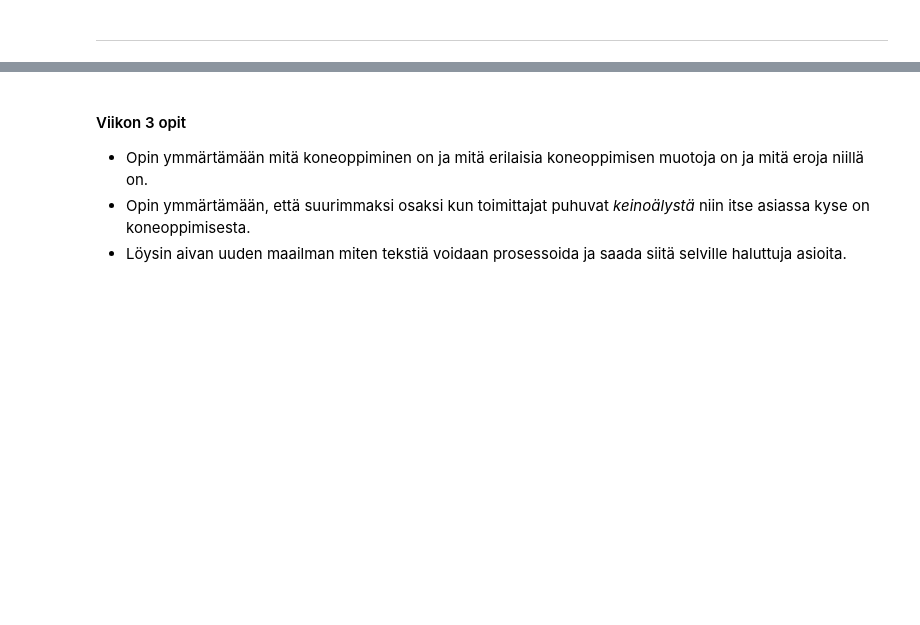
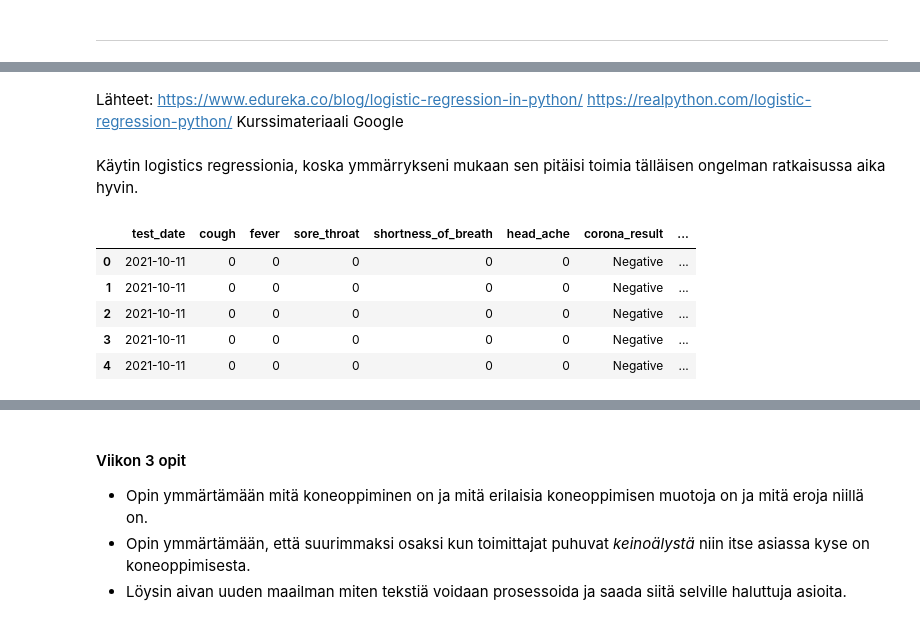
Before and after one commit to holezekki99/JODA2022, a Jupyter notebook: JODA2022_oppimispäiväkirja.ipynb, the cells around one changed output, grey strips where cells are left out. Saved outputs shown, nothing was run; the diff lists cells and outputs as text; code cells hidden in the pictures; blank space fills up the shorter version.

```diff
--- a/JODA2022_oppimispäiväkirja.ipynb
+++ b/JODA2022_oppimispäiväkirja.ipynb
@@ -279,0 +292,8 @@ Viikon 3 koodauksessa
+# %% [markdown]
+Lähteet:
+https://www.edureka.co/blog/logistic-regression-in-python/
+https://realpython.com/logistic-regression-python/
+Kurssimateriaali
+Google
+# %% [markdown]
+Käytin logistics regressionia, koska ymmärrykseni mukaan sen pitäisi toimia tälläisen ongelman ratkaisussa aika hyvin.
@@ -279,0 +309,13 @@ Viikon 3 koodauksessa
+# %%
+# Luetaan Kagglesta saatu datasetti, jossa kuvataan oireet ja oliko covid vai ei
+# Huom. ei lueta ensimmäistä saraketta
+
+data = pd.read_csv('https://raw.githubusercontent.com/holezekki99/JODA2022/main/oppimispaivakirja_data/covid_data_2020-2021_reduced.csv').iloc[:, 1:]
+data.head()
+# %% [output]
+|  | test_date | cough | fever | sore_throat | shortness_of_breath | head_ache | corona_result | ... |
+| 0 | 2021-10-11 | 0 | 0 | 0 | 0 | 0 | Negative | ... |
+| 1 | 2021-10-11 | 0 | 0 | 0 | 0 | 0 | Negative | ... |
+| 2 | 2021-10-11 | 0 | 0 | 0 | 0 | 0 | Negative | ... |
+| 3 | 2021-10-11 | 0 | 0 | 0 | 0 | 0 | Negative | ... |
+| 4 | 2021-10-11 | 0 | 0 | 0 | 0 | 0 | Negative | ... |
```
Also changed, not shown: parts of 26 cells of this notebook.
